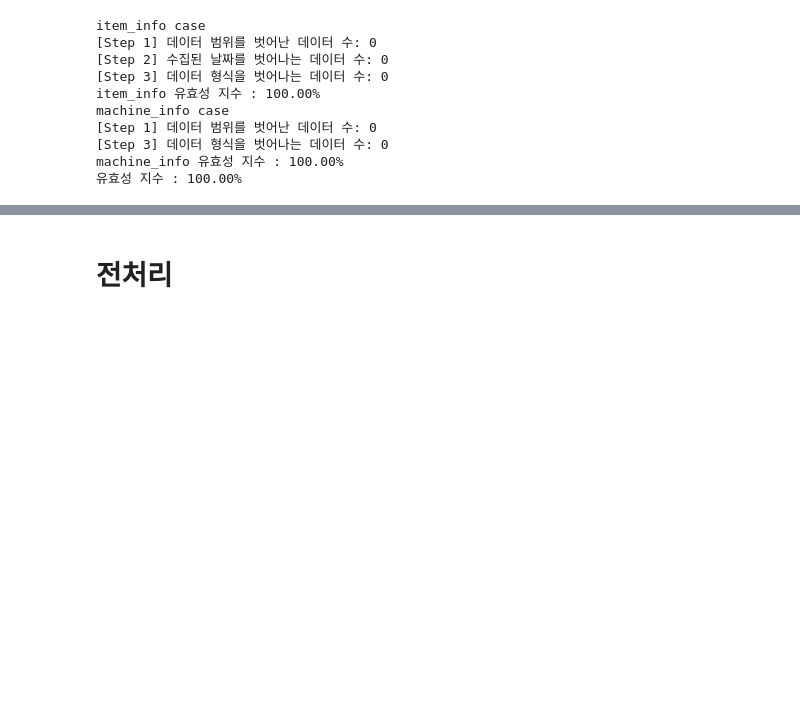
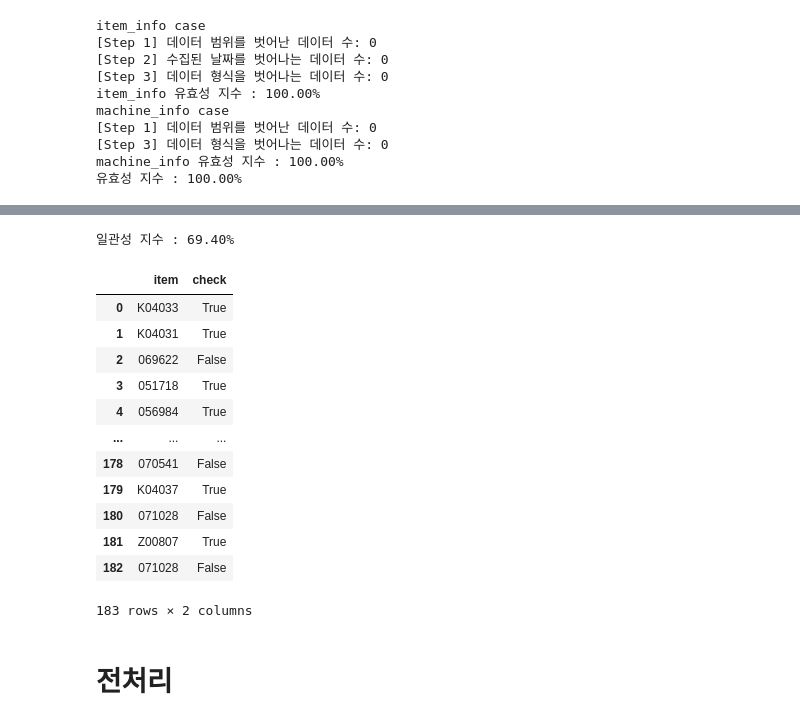
Before and after one commit to sugyeong-jo/ProjectLab, a Jupyter notebook: workspac_notebook.ipynb, the cells around one changed output, grey strips where cells are left out. Drawn from its saved outputs; the diff is of its cells as text; code cells hidden in the pictures; blank space fills up the shorter version.

```diff
--- a/workspac_notebook.ipynb
+++ b/workspac_notebook.ipynb
@@ -423,0 +382,22 @@ item_info case: 0
+# %%
+# 4. 일관성
+df = item_info
+vald_df = df[['item']].copy()
+vald_df['check'] = vald_df['item'].isin(set(machine_info['item']))
+print("일관성 지수 : %.2f%% "%(sum(vald_df['check'])/len(df)*100))
+vald_df
+# %% [output]
+일관성 지수 : 69.40%
+|  | item | check |
+| 0 | K04033 | True |
+| 1 | K04031 | True |
+| 2 | 069622 | False |
+| 3 | 051718 | True |
+| 4 | 056984 | True |
+| ... | ... | ... |
+| 178 | 070541 | False |
+| 179 | K04037 | True |
+| 180 | 071028 | False |
+| 181 | Z00807 | True |
+| 182 | 071028 | False |
+183 rows × 2 columns
```
Also changed, not shown: parts of 4 cells of this notebook.
